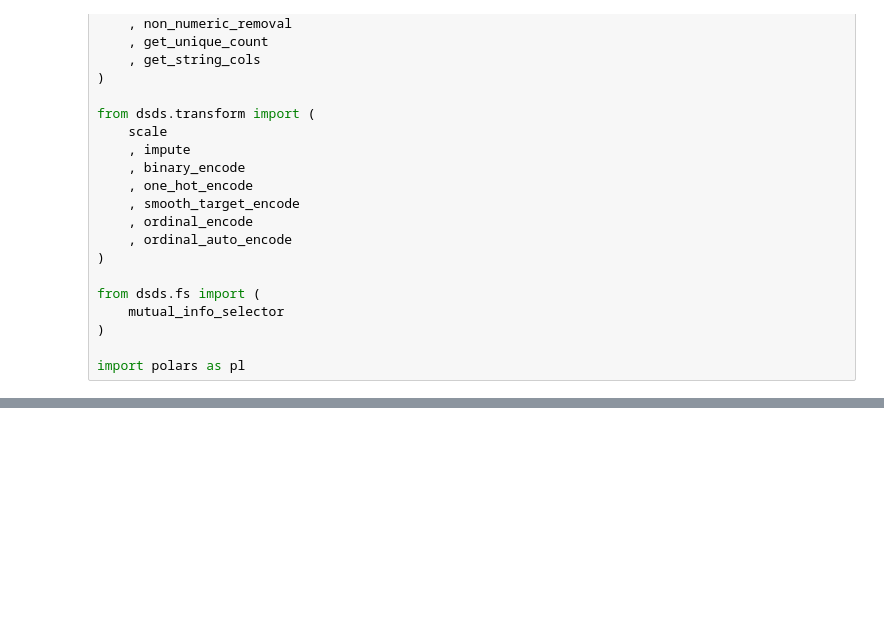
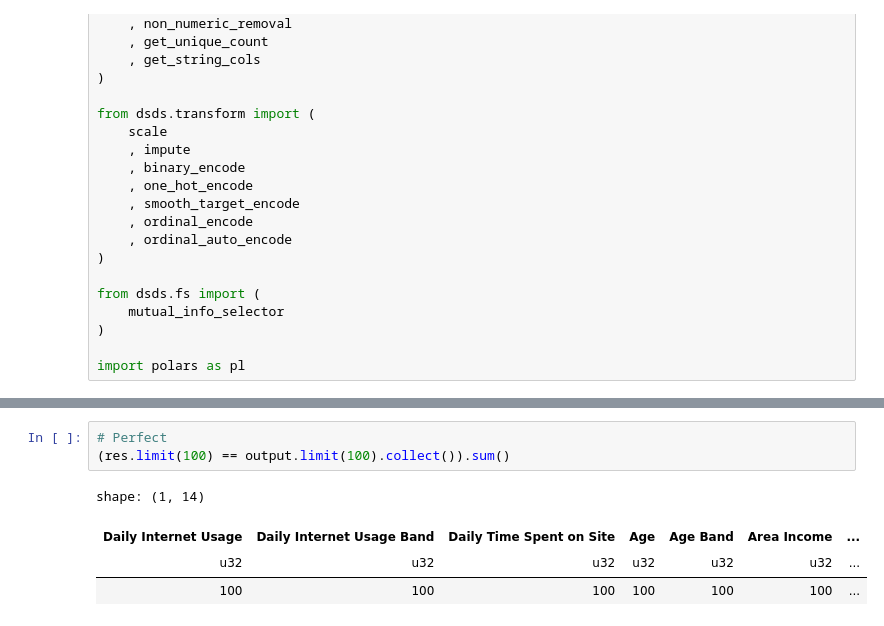
Before and after one commit to abstractqqq/dsds, a Jupyter notebook: examples/builder.ipynb, the cells around one changed output, grey strips where cells are left out. Drawn from its saved outputs; the diff is of its cells as text; blank space fills up the shorter version.

```diff
--- a/examples/builder.ipynb
+++ b/examples/builder.ipynb
@@ -166,0 +168,8 @@ blueprint.collect()["Daily Internet Usage"].to_list()[:20]
+# %%
+# Perfect
+(res.limit(100) == output.limit(100).collect()).sum()
+# %% [output]
+shape: (1, 14)
+| Daily Internet Usage | Daily Internet Usage Band | Daily Time Spent on Site | Age | Age Band | Area Income | ... |
+| u32 | u32 | u32 | u32 | u32 | u32 | ... |
+| 100 | 100 | 100 | 100 | 100 | 100 | ... |
```
Also changed, not shown: parts of 17 cells of this notebook, 12 other files.
